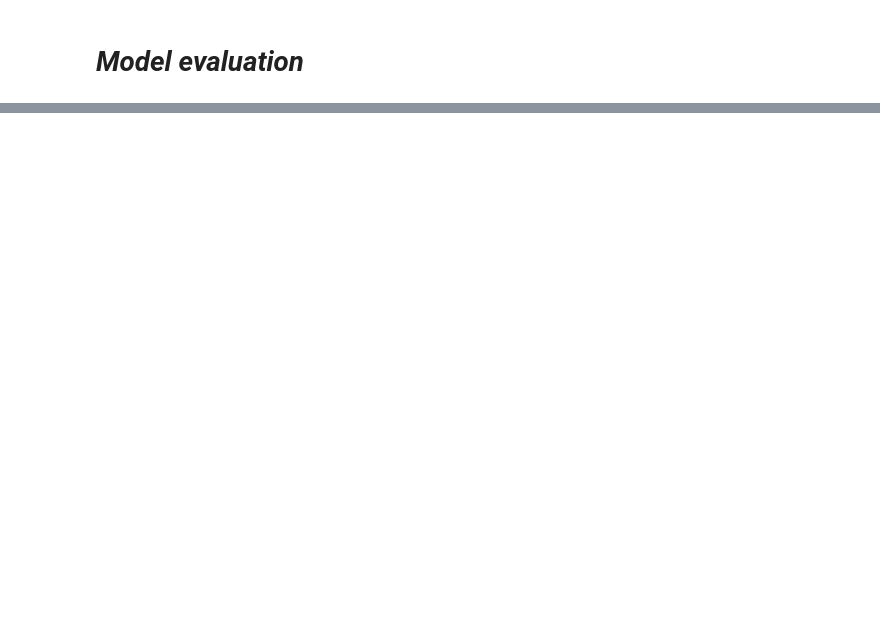
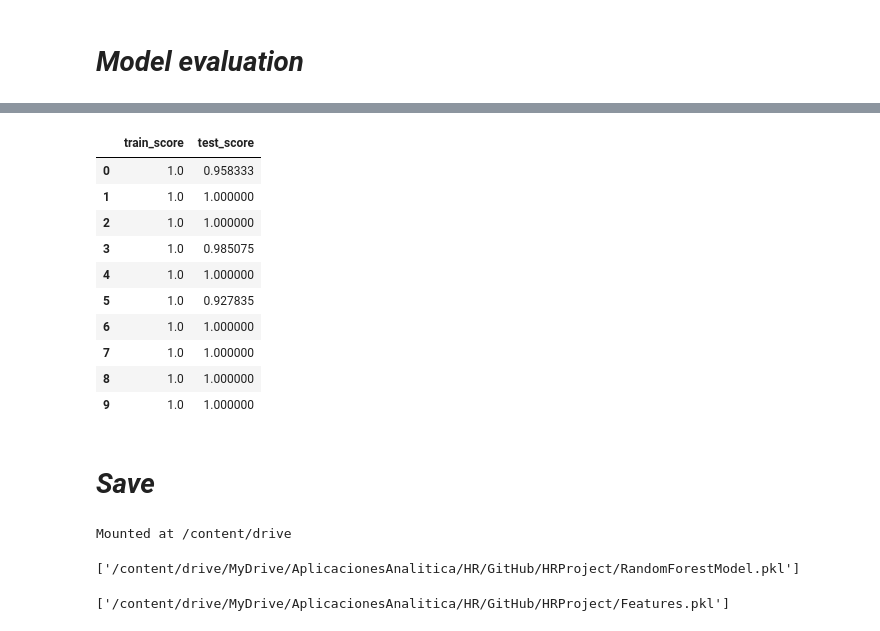
Before and after one commit to santiagogz11/HRProject, a Jupyter notebook: Modelos.ipynb, the cells around one changed output, grey strips where cells are left out. Cells and saved outputs as stored; diff of their text form; code cells hidden in the pictures; blank space fills up the shorter version.

```diff
--- a/Modelos.ipynb
+++ b/Modelos.ipynb
@@ -349,0 +382,30 @@ plt.show()
+# %%
+evaluation = pd.DataFrame(cross_validate(RandomForest_model, X3, y, cv=kfold, return_train_score=True, scoring='recall'))
+# %%
+evaluation[['train_score', 'test_score']]
+# %% [output]
+|  | train_score | test_score |
+| 0 | 1.0 | 0.958333 |
+| 1 | 1.0 | 1.000000 |
+| 2 | 1.0 | 1.000000 |
+| 3 | 1.0 | 0.985075 |
+| 4 | 1.0 | 1.000000 |
+| 5 | 1.0 | 0.927835 |
+| 6 | 1.0 | 1.000000 |
+| 7 | 1.0 | 1.000000 |
+| 8 | 1.0 | 1.000000 |
+| 9 | 1.0 | 1.000000 |
+# %% [markdown]
+# ***Save***
+# %%
+drive.mount('/content/drive')
+# %% [output]
+Mounted at /content/drive
+# %%
+joblib.dump(RandomForest_model, '/content/drive/MyDrive/AplicacionesAnalitica/HR/GitHub/HRProject/RandomForestModel.pkl')
+# %% [output]
+['/content/drive/MyDrive/AplicacionesAnalitica/HR/GitHub/HRProject/RandomForestModel.pkl']
+# %%
+joblib.dump(X3.columns, '/content/drive/MyDrive/AplicacionesAnalitica/HR/GitHub/HRProject/Features.pkl')
+# %% [output]
+['/content/drive/MyDrive/AplicacionesAnalitica/HR/GitHub/HRProject/Features.pkl']
```
Also changed, not shown: parts of 10 cells of this notebook, 3 other files.
